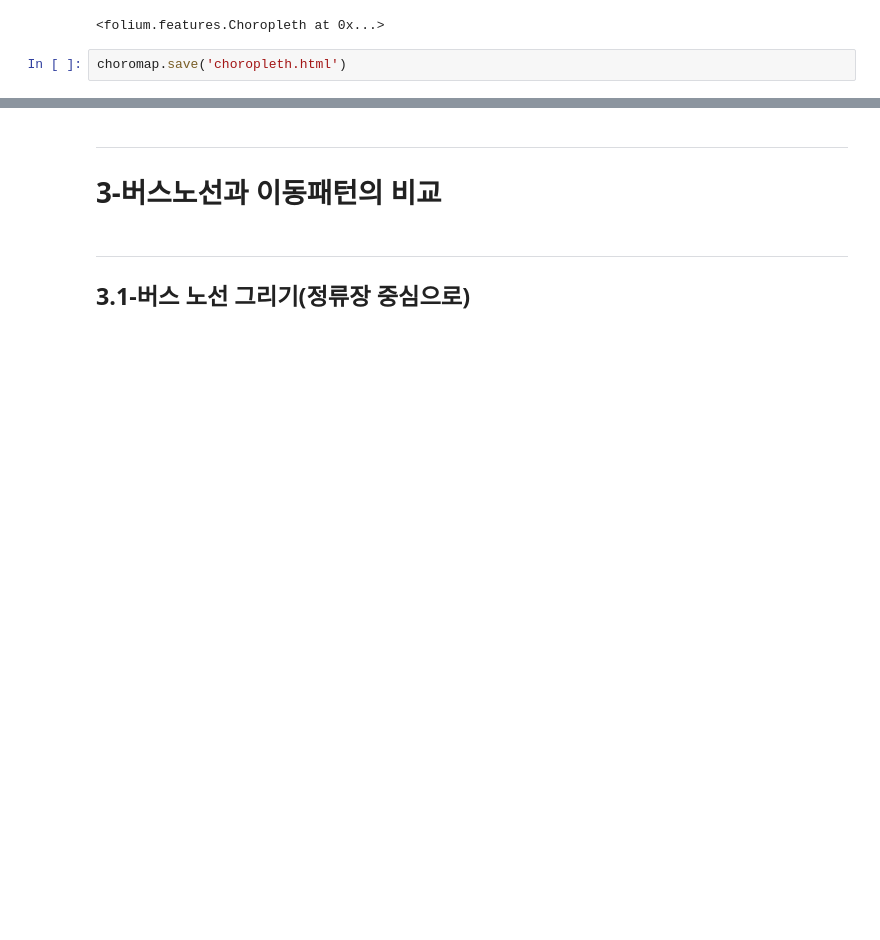
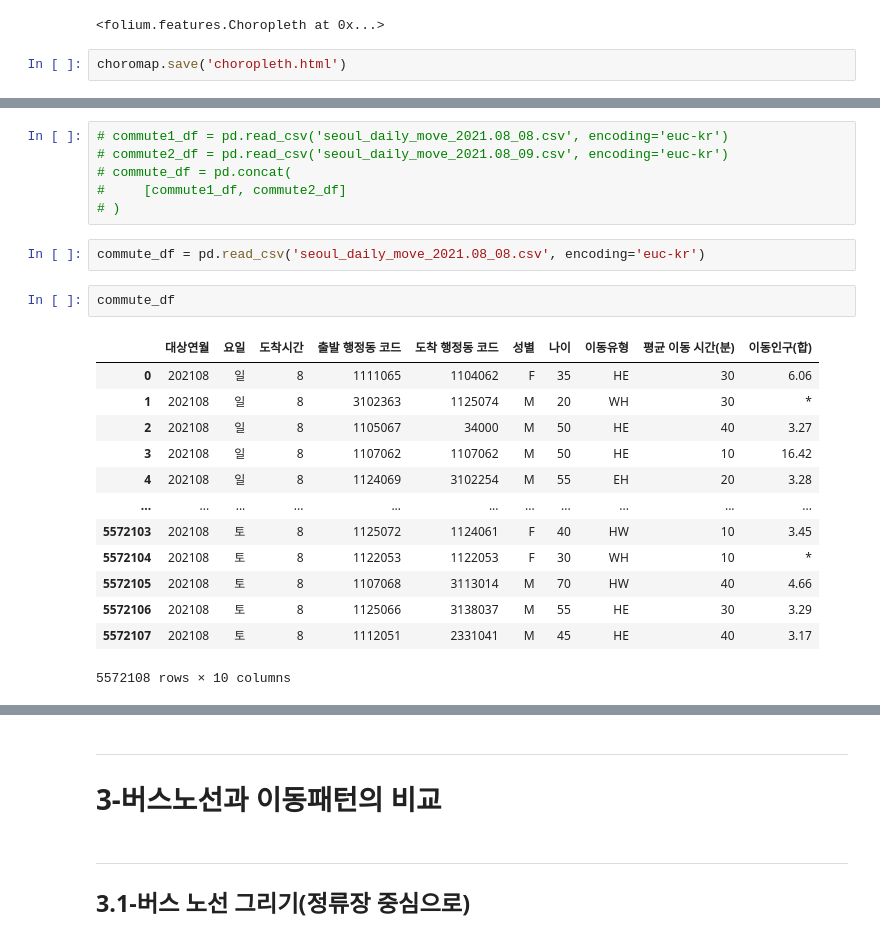
Before and after one commit to degru82/my-jupyter-notebooks, a Jupyter notebook: 2021/Play_with_GeoPandas.ipynb, the cells around one changed output, grey strips where cells are left out. Cells and saved outputs as stored; diff of their text form; blank space fills up the shorter version.

```diff
--- a/2021/Play_with_GeoPandas.ipynb
+++ b/2021/Play_with_GeoPandas.ipynb
@@ -1506,0 +1517,24 @@ choromap.save('choropleth.html')
+# %%
+# commute1_df = pd.read_csv('seoul_daily_move_2021.08_08.csv', encoding='euc-kr')
+# commute2_df = pd.read_csv('seoul_daily_move_2021.08_09.csv', encoding='euc-kr')
+# commute_df = pd.concat(
+#     [commute1_df, commute2_df]
+# )
+# %%
+commute_df = pd.read_csv('seoul_daily_move_2021.08_08.csv', encoding='euc-kr')
+# %%
+commute_df
+# %% [output]
+|  | 대상연월 | 요일 | 도착시간 | 출발 행정동 코드 | 도착 행정동 코드 | 성별 | 나이 | 이동유형 | 평균 이동 시간(분) | 이동인구(합) |
+| 0 | 202108 | 일 | 8 | 1111065 | 1104062 | F | 35 | HE | 30 | 6.06 |
+| 1 | 202108 | 일 | 8 | 3102363 | 1125074 | M | 20 | WH | 30 | * |
+| 2 | 202108 | 일 | 8 | 1105067 | 34000 | M | 50 | HE | 40 | 3.27 |
+| 3 | 202108 | 일 | 8 | 1107062 | 1107062 | M | 50 | HE | 10 | 16.42 |
+| 4 | 202108 | 일 | 8 | 1124069 | 3102254 | M | 55 | EH | 20 | 3.28 |
+| ... | ... | ... | ... | ... | ... | ... | ... | ... | ... | ... |
+| 5572103 | 202108 | 토 | 8 | 1125072 | 1124061 | F | 40 | HW | 10 | 3.45 |
+| 5572104 | 202108 | 토 | 8 | 1122053 | 1122053 | F | 30 | WH | 10 | * |
+| 5572105 | 202108 | 토 | 8 | 1107068 | 3113014 | M | 70 | HW | 40 | 4.66 |
+| 5572106 | 202108 | 토 | 8 | 1125066 | 3138037 | M | 55 | HE | 30 | 3.29 |
+| 5572107 | 202108 | 토 | 8 | 1112051 | 2331041 | M | 45 | HE | 40 | 3.17 |
+5572108 rows × 10 columns
```
Also changed, not shown: parts of 34 cells of this notebook.
